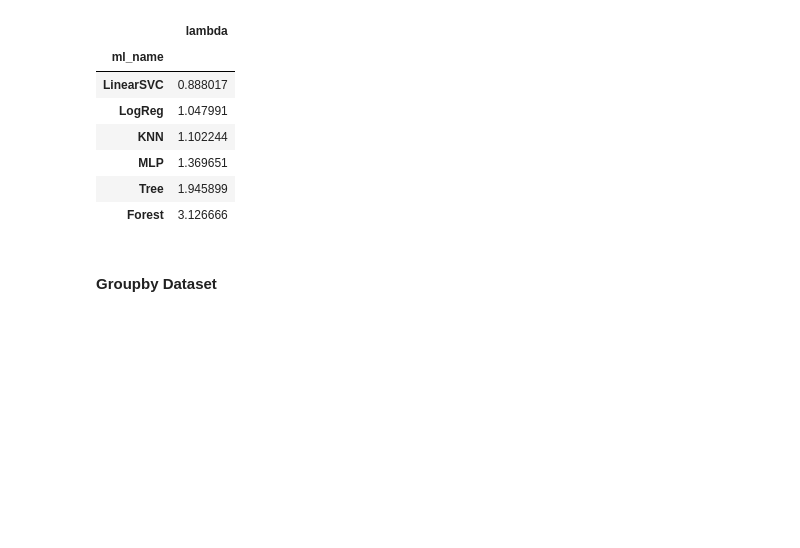
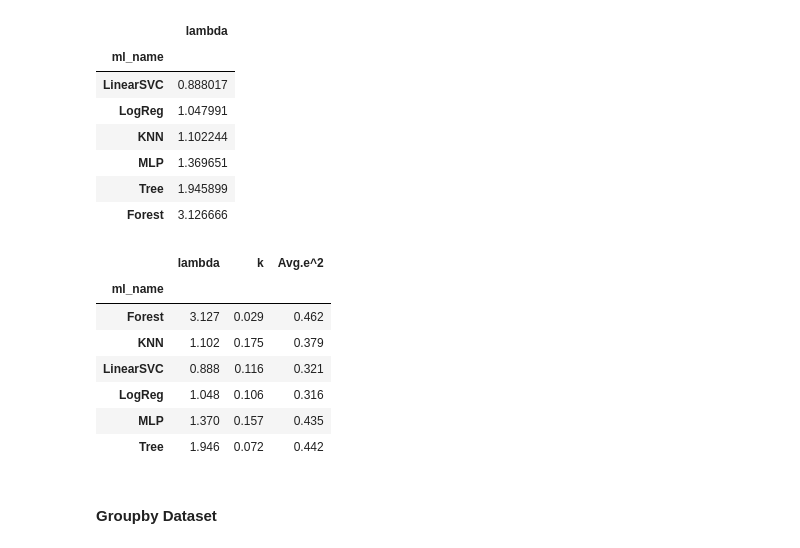
Before and after one commit to teamclouday/DataImputation, a Jupyter notebook: notebooks/Analysis.ipynb, the cells around one changed output. Cells and saved outputs as stored; diff of their text form; code cells hidden in the pictures; blank space fills up the shorter version.

```diff
--- a/notebooks/Analysis.ipynb
+++ b/notebooks/Analysis.ipynb
@@ -50,6 +50,17 @@ data.groupby("ml_name").agg({'lambda':'median'}).sort_values(by="lambda")
 | MLP | 1.369651 |
 | Tree | 1.945899 |
 | Forest | 3.126666 |
+# %%
+data.groupby("ml_name").agg({'lambda':'median', 'k':'median', 'Avg.e^2':'median'}).style.format({'lambda':'{:.3f}', 'Avg.e^2':'{:.3f}', 'k':'{:.3f}'})
+# %% [output]
+|  | lambda | k | Avg.e^2 |
+| ml_name |  |  |  |
+| Forest | 3.127 | 0.029 | 0.462 |
+| KNN | 1.102 | 0.175 | 0.379 |
+| LinearSVC | 0.888 | 0.116 | 0.321 |
+| LogReg | 1.048 | 0.106 | 0.316 |
+| MLP | 1.370 | 0.157 | 0.435 |
+| Tree | 1.946 | 0.072 | 0.442 |
 # %% [markdown]
 #### Groupby Dataset
 # %%
```
Also changed, not shown: parts of 2 cells of this notebook.
